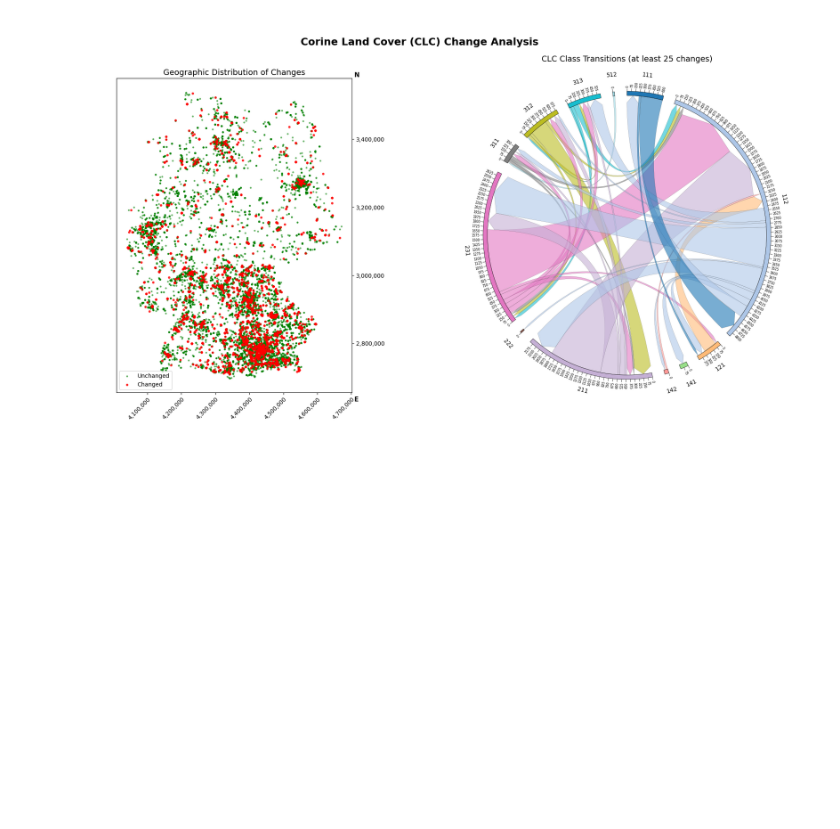
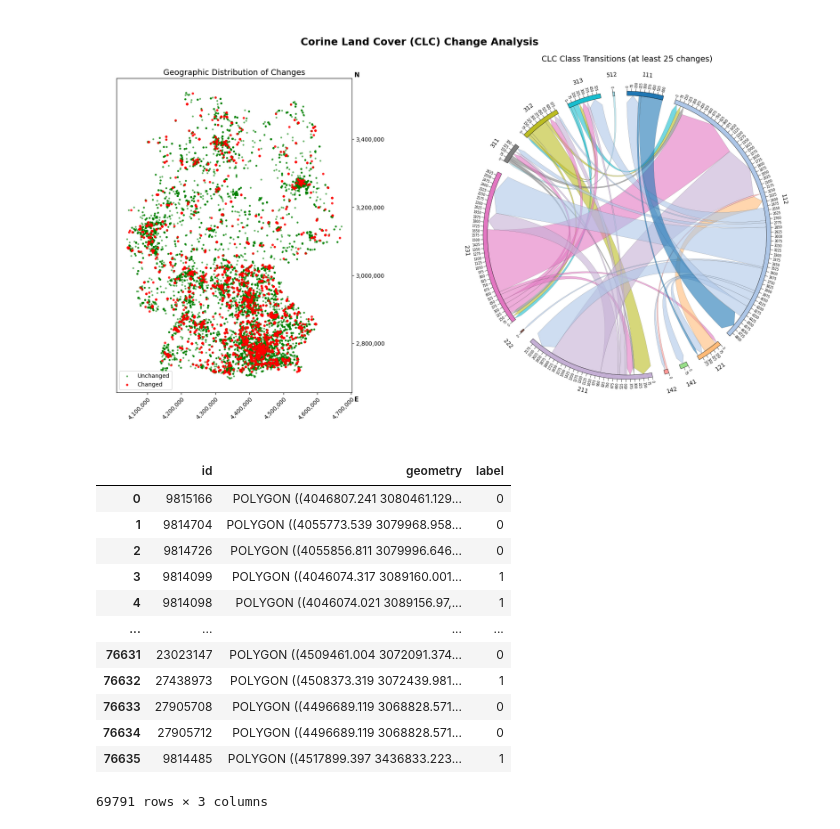
Before and after one commit to mfherrm/BioOTon, a Jupyter notebook: CORINE.ipynb, the cells around one changed output. Cells and saved outputs as stored; diff of their text form; code cells hidden in the pictures; blank space fills up the shorter version.

```diff
--- a/CORINE.ipynb
+++ b/CORINE.ipynb
@@ -105,0 +119,47 @@ change_analysis = plotChangeAnalysis(change_gframe)
+# %%
+wanted_oc = [
+    # Closed off areas
+    "112", #discontinuous urban fabric
+    "221","222", "244", # Vineyards, Fruit tree and berry plantations (2/3 are trees), Agro-forestry
+    "31", # Forest
+
+    # Open areas
+    "141", # green urban areas
+    "211", "212", "23", "241", "242", "243", # arable land (non- / permanently irrigated), pastures, annual crops, complex cultivation, agriculture+natural vegetation
+    "32", # Shrub and herbaceous
+    "41" # Inland wetlands
+]
+closed_codes = ["112", "221", "222", "244", "31"]
+# %%
+def selectSubset(frame, wanted_classes):
+    wanted_indices = []
+    for cl in wanted_classes:
+        indices = []
+        for idx, st in enumerate(frame["label"]):
+            indices.append(str(st).startswith(cl))
+        wanted_indices.append(indices)
+
+    return frame.loc[np.any(wanted_indices, axis=0)]
+# %%
+subset = selectSubset(pframe_single, wanted_oc)
+# %%
+def transformSubset(frame, codes):
+    frame.loc[frame['label'].isin(closed_codes), 'label'] = '0'
+    frame.loc[frame['label'] != '0', 'label'] = '1'
+    return frame
+# %%
+transformSubset(subset, closed_codes)
+# %% [output]
+|  | id | geometry | label |
+| 0 | 9815166 | POLYGON ((4046807.241 3080461.129... | 0 |
+| 1 | 9814704 | POLYGON ((4055773.539 3079968.958... | 0 |
+| 2 | 9814726 | POLYGON ((4055856.811 3079996.646... | 0 |
+| 3 | 9814099 | POLYGON ((4046074.317 3089160.001... | 1 |
+| 4 | 9814098 | POLYGON ((4046074.021 3089156.97,... | 1 |
+| ... | ... | ... | ... |
+| 76631 | 23023147 | POLYGON ((4509461.004 3072091.374... | 0 |
+| 76632 | 27438973 | POLYGON ((4508373.319 3072439.981... | 1 |
+| 76633 | 27905708 | POLYGON ((4496689.119 3068828.571... | 0 |
+| 76634 | 27905712 | POLYGON ((4496689.119 3068828.571... | 0 |
+| 76635 | 9814485 | POLYGON ((4517899.397 3436833.223... | 1 |
+69791 rows × 3 columns
```
Also changed, not shown: parts of 4 cells of this notebook.
